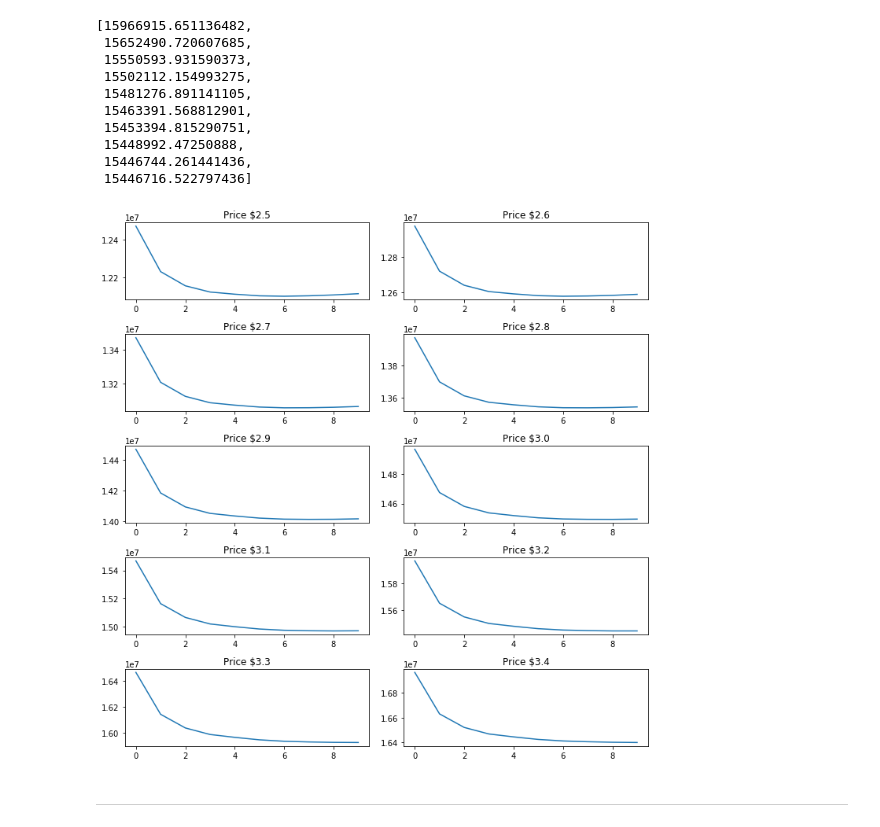
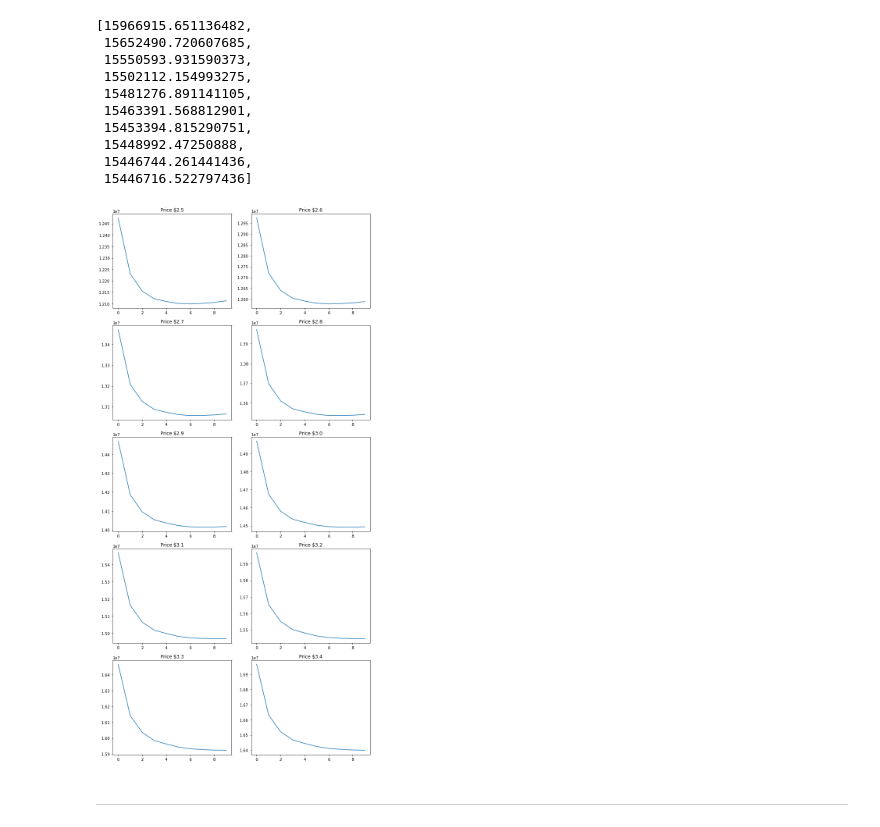
Before and after one commit to yyul10/LA_metro_bike_relocation, a Jupyter notebook: LA_metro_bike-relocation.ipynb, the cells around one changed output. Saved outputs shown, nothing was run; the diff lists cells and outputs as text; code cells hidden in the pictures.

```diff
--- a/LA_metro_bike-relocation.ipynb
+++ b/LA_metro_bike-relocation.ipynb
@@ -969,17 +969,17 @@ Operation_list_detail[7]
  15446744.261441436,
  15446716.522797436]
 # %%
-fig2 = plt.figure(figsize=(10,10))
+fig2 = plt.figure(figsize=(10,20))
 
 for i in range(10):
     plt.subplot(5, 2, i+1)
     plt.title('Price ${0}'.format((i+25)/10))
     plt.plot(range(10), Operation_list_detail[i])
 
 plt.tight_layout()
 plt.show()
 # %% [output]
-[figure, old version]
+[figure, new version]
 # %% [markdown]
 ---
 # %% [markdown]
```
